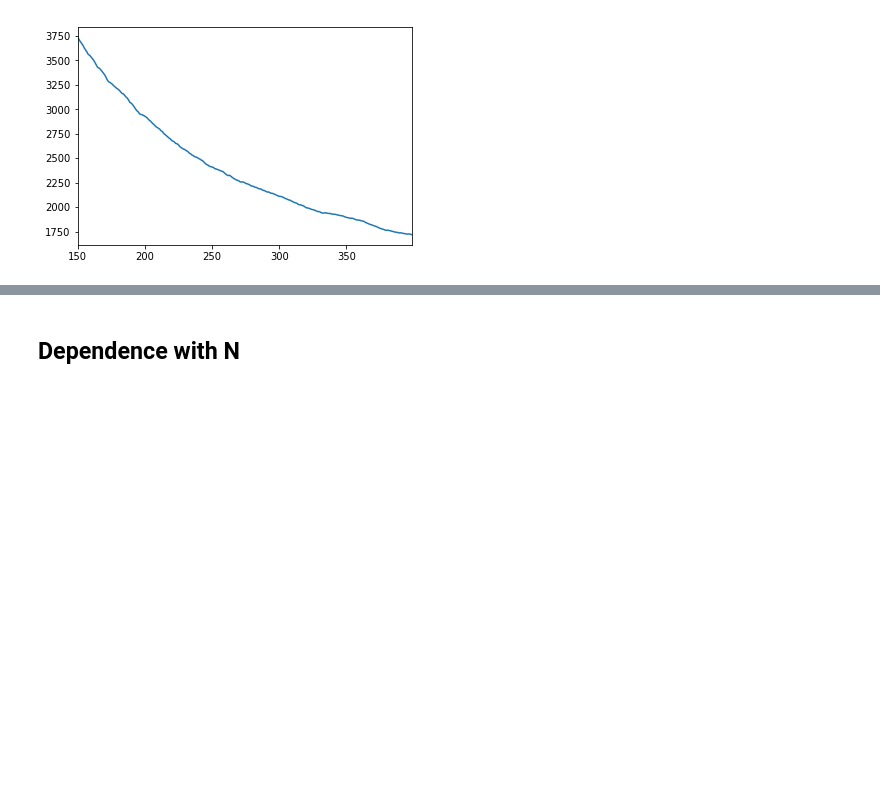
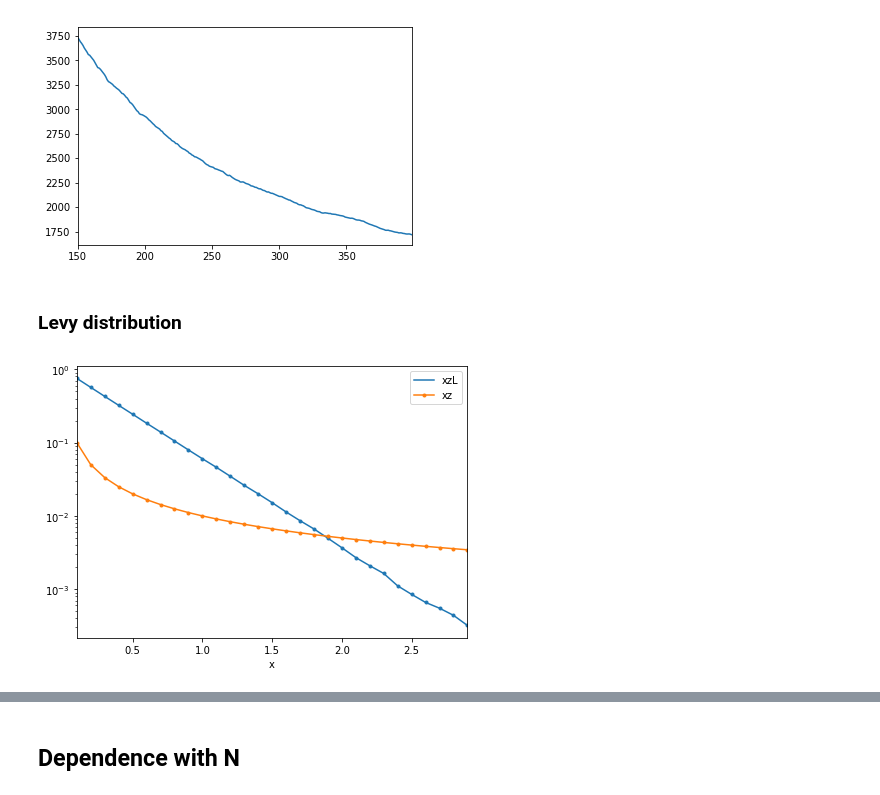
Before and after one commit to matuteiglesias/French_exports_bkp, a Jupyter notebook: code/notebooks/Gabaix numerical tests.ipynb, the cells around one changed output, grey strips where cells are left out. Drawn from its saved outputs; the diff is of its cells as text; code cells hidden in the pictures; blank space fills up the shorter version.

Commit message:
Added user created data

```diff
--- a/code/notebooks/Gabaix numerical tests.ipynb
+++ b/code/notebooks/Gabaix numerical tests.ipynb
@@ -86,3 +86,33 @@ y.plot()
 # %% [output]
 <matplotlib.axes._subplots.AxesSubplot at 0x...>
 [figure]
+# %% [markdown]
+### Levy distribution
+# %%
+# Central limit theorem for infinite-variance variables
+from scipy.stats import gennorm
+
+s = .5
+n = 100000
+# distrib = gennorm.rvs(1/2, size = n) * (s / 10.925)
+distrib = np.random.laplace(0, s, n)/np.sqrt(2)
+
+result = []
+for x in np.round(np.arange(0, 5, .25), 2):
+#     print(sum(distrib > x)/sum(abs(distrib) > x))
+    result += [[x, sum(abs(distrib) > x)/len(distrib)]]
+
+df = pd.DataFrame(np.array(result), columns = ['x', 'xzL'])
+
+
+s_n = distrib.sum()
+
+# A_n is related to the maximum. It is the smallest x for which we find less than one case, given our N.
+#
+# a_n ~~ df.loc[df['xzL'] < 1/n].head(1)
+
+a_n = abs(distrib).max()
+
+# b_n is the expectation of all those who are below these threshold, i.e. b -> 0 if the dist is symmetric
+
+b_0 = n*mean(distrib)
@@ -88,0 +139,13 @@ y.plot()
+# %%
+z = 1
+x0 = 0.01
+df['xz'] = np.power(df.x/x0, -z)
+# df['xz'] = 1e4/(df.x**3)*np.power(df.x, -z)
+
+fig, ax = plt.subplots(1, figsize = (7, 5))
+df.plot('x', 'xzL', marker = '.', ax = ax)
+df.plot('x', 'xz', marker = '.', ax = ax)
+ax.set_yscale('log')
+plt.show()
+# %% [output]
+[figure, added]
```
Also changed, not shown: parts of 4 cells of this notebook.
